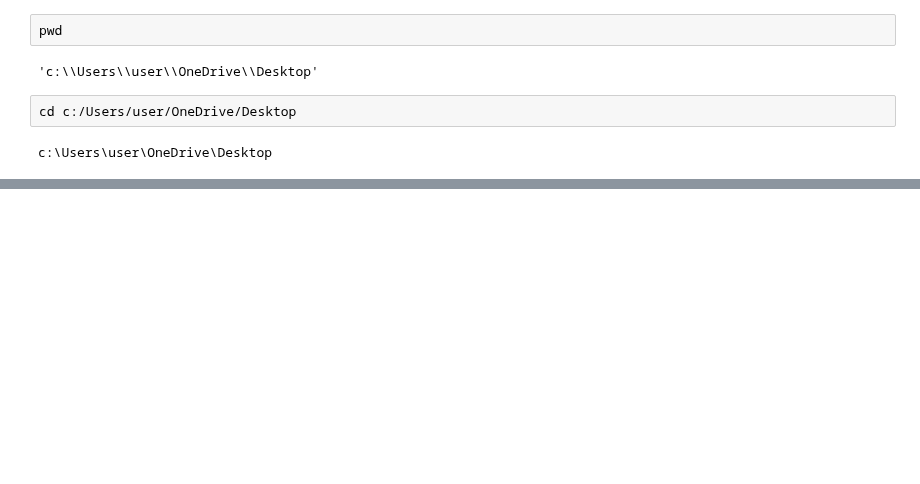
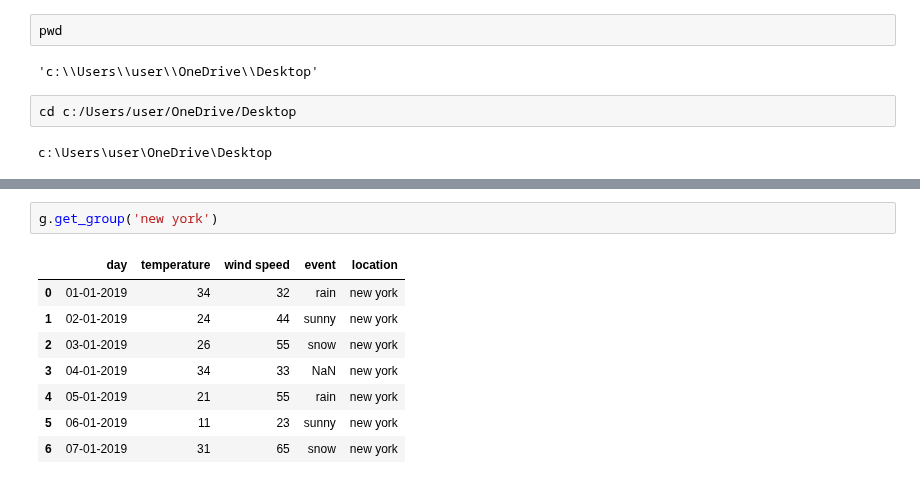
Before and after one commit to SANYAM1996/scatter-plotter, a Jupyter notebook: pd_2.ipynb, the cells around one changed output, grey strips where cells are left out. Drawn from its saved outputs; the diff is of its cells as text; blank space fills up the shorter version.

```diff
--- a/pd_2.ipynb
+++ b/pd_2.ipynb
@@ -90,0 +110,11 @@ new_df
+# %%
+g.get_group('new york')
+# %% [output]
+|  | day | temperature | wind speed | event | location |
+| 0 | 01-01-2019 | 34 | 32 | rain | new york |
+| 1 | 02-01-2019 | 24 | 44 | sunny | new york |
+| 2 | 03-01-2019 | 26 | 55 | snow | new york |
+| 3 | 04-01-2019 | 34 | 33 | NaN | new york |
+| 4 | 05-01-2019 | 21 | 55 | rain | new york |
+| 5 | 06-01-2019 | 11 | 23 | sunny | new york |
+| 6 | 07-01-2019 | 31 | 65 | snow | new york |
```
Also changed, not shown: parts of 19 cells of this notebook, 1 other file.
